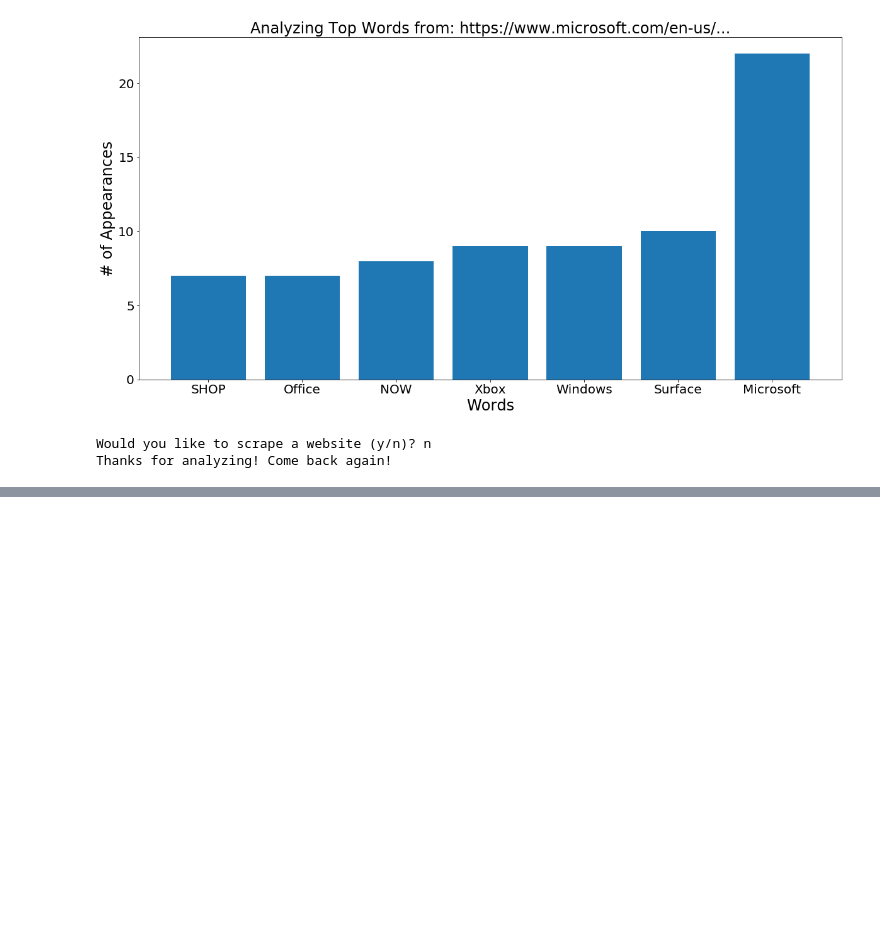
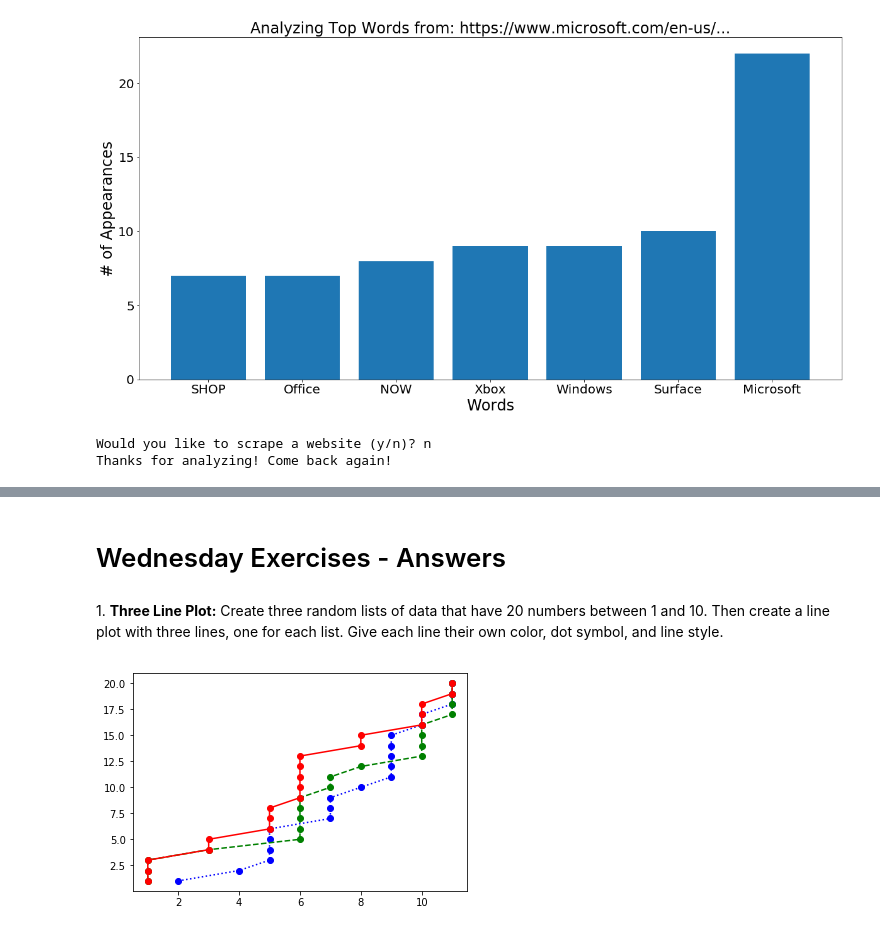
Before and after one commit to Connor-SM/python_bootcamp, a Jupyter notebook: Week_10.ipynb, the cells around one changed output, grey strips where cells are left out. Cells and saved outputs as stored; diff of their text form; code cells hidden in the pictures; blank space fills up the shorter version.

```diff
--- a/Week_10.ipynb
+++ b/Week_10.ipynb
@@ -764,0 +818,23 @@ Thanks for analyzing! Come back again!
+# %% [markdown]
+# Wednesday Exercises - Answers
+# %% [markdown]
+<p>
+1. <b>Three Line Plot:</b> Create three random lists of data that have 20 numbers between 1 and 10. Then create a line plot with three lines, one for each list. Give each line their own color, dot symbol, and line style.
+</p>
+# %%
+from matplotlib import pyplot as plt
+import random
+
+nums1 = sorted([random.randint(1, 11) for x in range(20)])
+nums2 = sorted([random.randint(1, 11) for x in range(20)])
+nums3 = sorted([random.randint(1, 11) for x in range(20)])
+
+points = [x for x in range(1, 21)]
+
+plt.plot(nums1, points, 'bo:')
+plt.plot(nums2, points, 'go--')
+plt.plot(nums3, points, 'ro-')
+
+plt.show()
+# %% [output]
+[figure, added]
```
Also changed, not shown: parts of 25 cells of this notebook, 2 other files.
